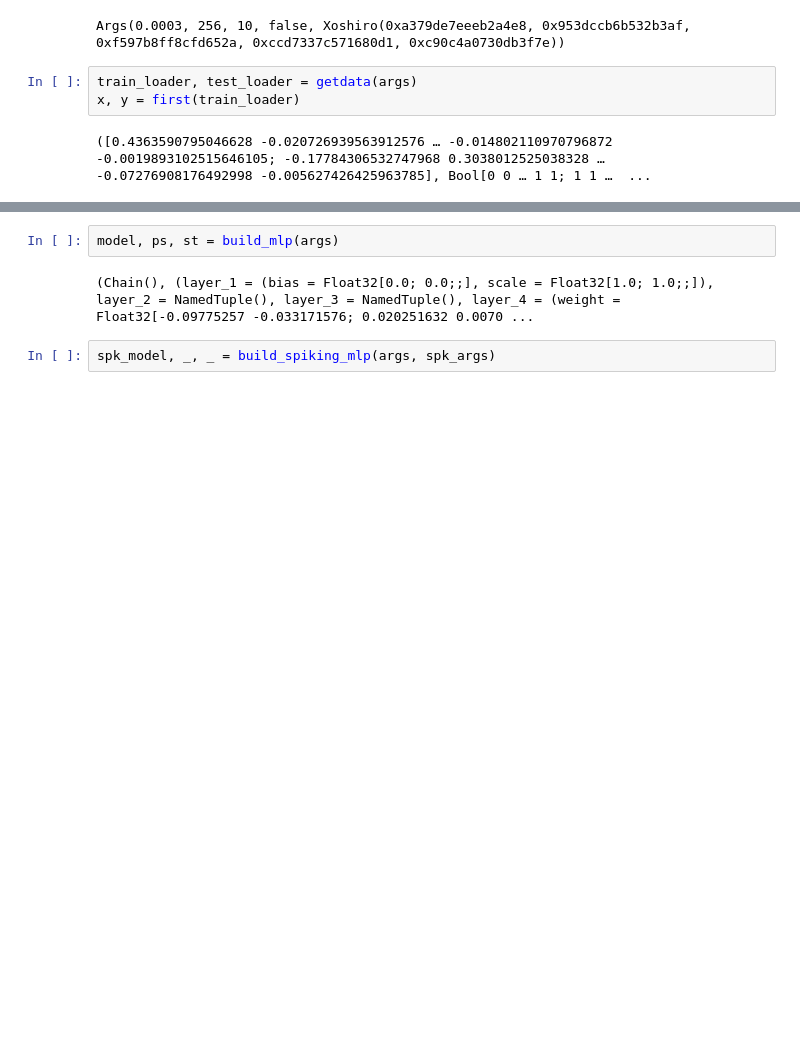
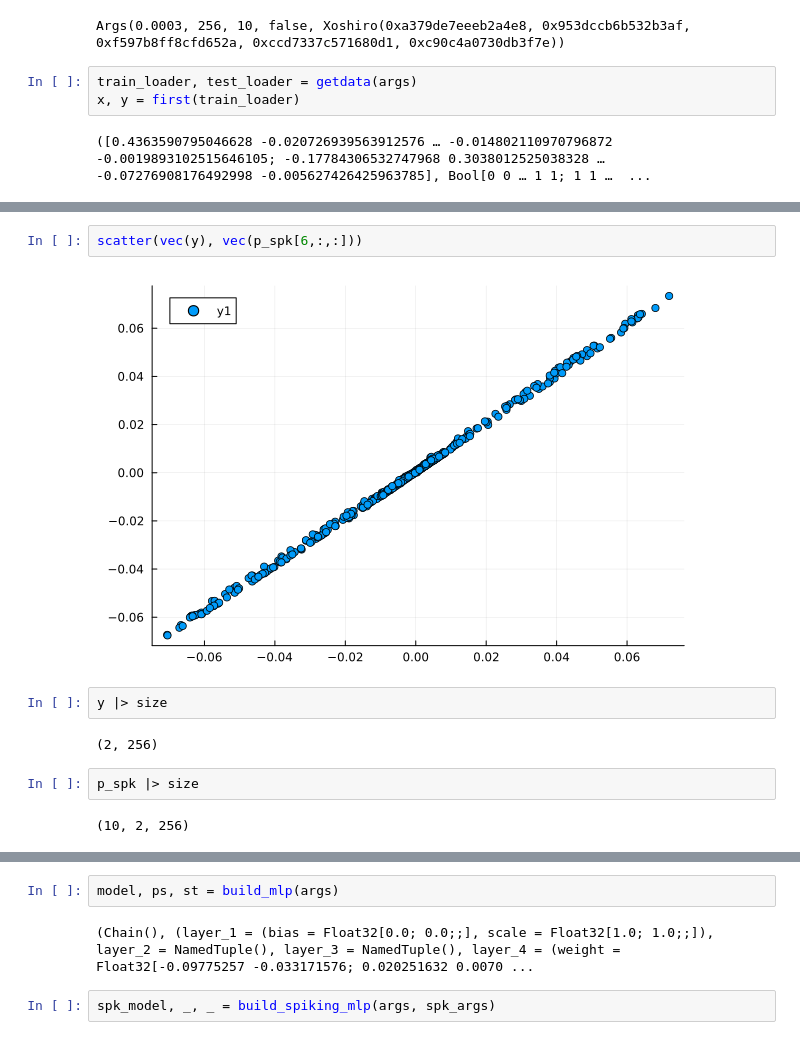
Before and after one commit to wilkieolin/PhasorNetworks.jl, a Jupyter notebook: demos/network.ipynb, the cells around one changed output, grey strips where cells are left out. Drawn from its saved outputs; the diff is of its cells as text; blank space fills up the shorter version.

```diff
--- a/demos/network.ipynb
+++ b/demos/network.ipynb
@@ -138,0 +151,12 @@ x, y = first(train_loader)
+# %%
+scatter(vec(y), vec(p_spk[6,:,:]))
+# %% [output]
+[figure, added]
+# %%
+y |> size
+# %% [output]
+(2, 256)
+# %%
+p_spk |> size
+# %% [output]
+(10, 2, 256)
```
Also changed, not shown: parts of 38 cells of this notebook, 2 other files.
